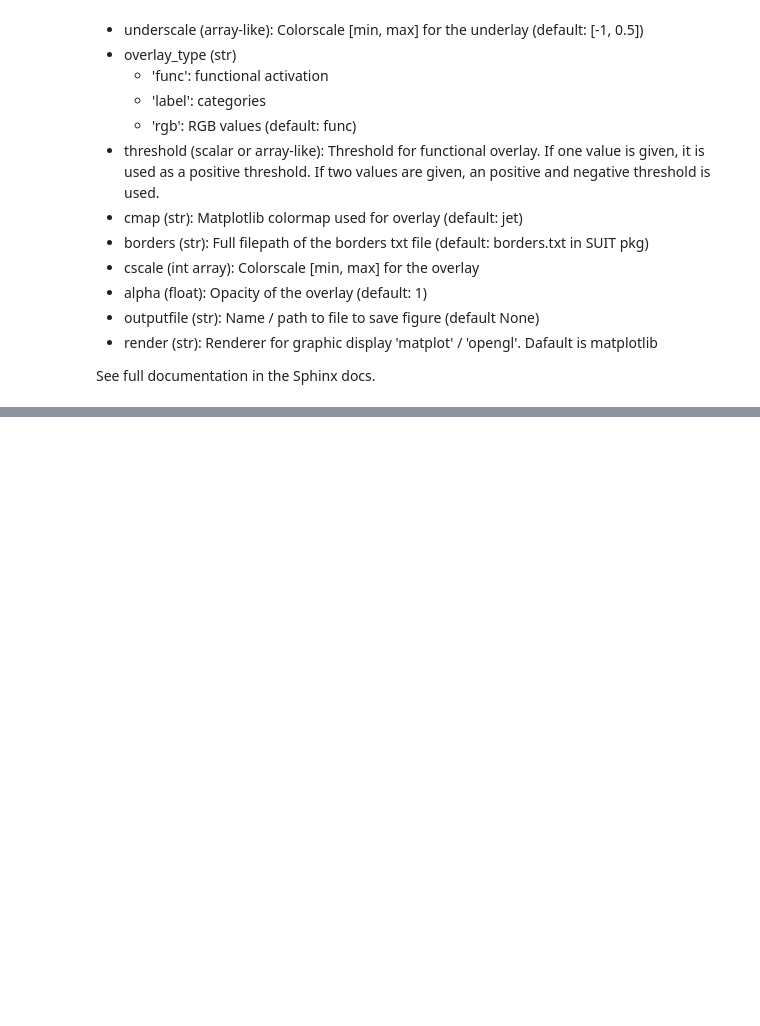
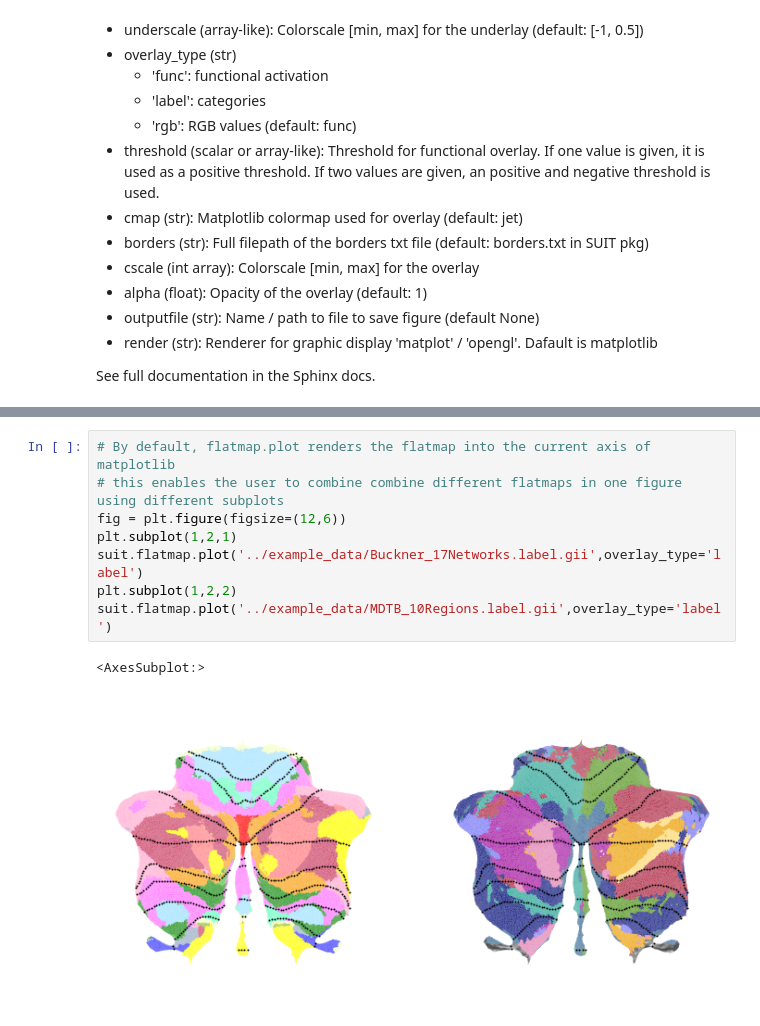
Before and after one commit to DiedrichsenLab/SUITPy, a Jupyter notebook: notebooks/flatmap_example.ipynb, the cells around one changed output, grey strips where cells are left out. Saved outputs shown, nothing was run; the diff lists cells and outputs as text; blank space fills up the shorter version.

```diff
--- a/notebooks/flatmap_example.ipynb
+++ b/notebooks/flatmap_example.ipynb
@@ -122,0 +115,11 @@ suit.flatmap.plot('../example_data/Buckner_17Networks.label.gii',overlay_type='l
+# %%
+# By default, flatmap.plot renders the flatmap into the current axis of matplotlib
+# this enables the user to combine combine different flatmaps in one figure using different subplots
+fig = plt.figure(figsize=(12,6))
+plt.subplot(1,2,1)
+suit.flatmap.plot('../example_data/Buckner_17Networks.label.gii',overlay_type='label')
+plt.subplot(1,2,2)
+suit.flatmap.plot('../example_data/MDTB_10Regions.label.gii',overlay_type='label')
+# %% [output]
+<AxesSubplot:>
+[figure, added]
```
Also changed, not shown: parts of 4 cells of this notebook, 4 other files.
